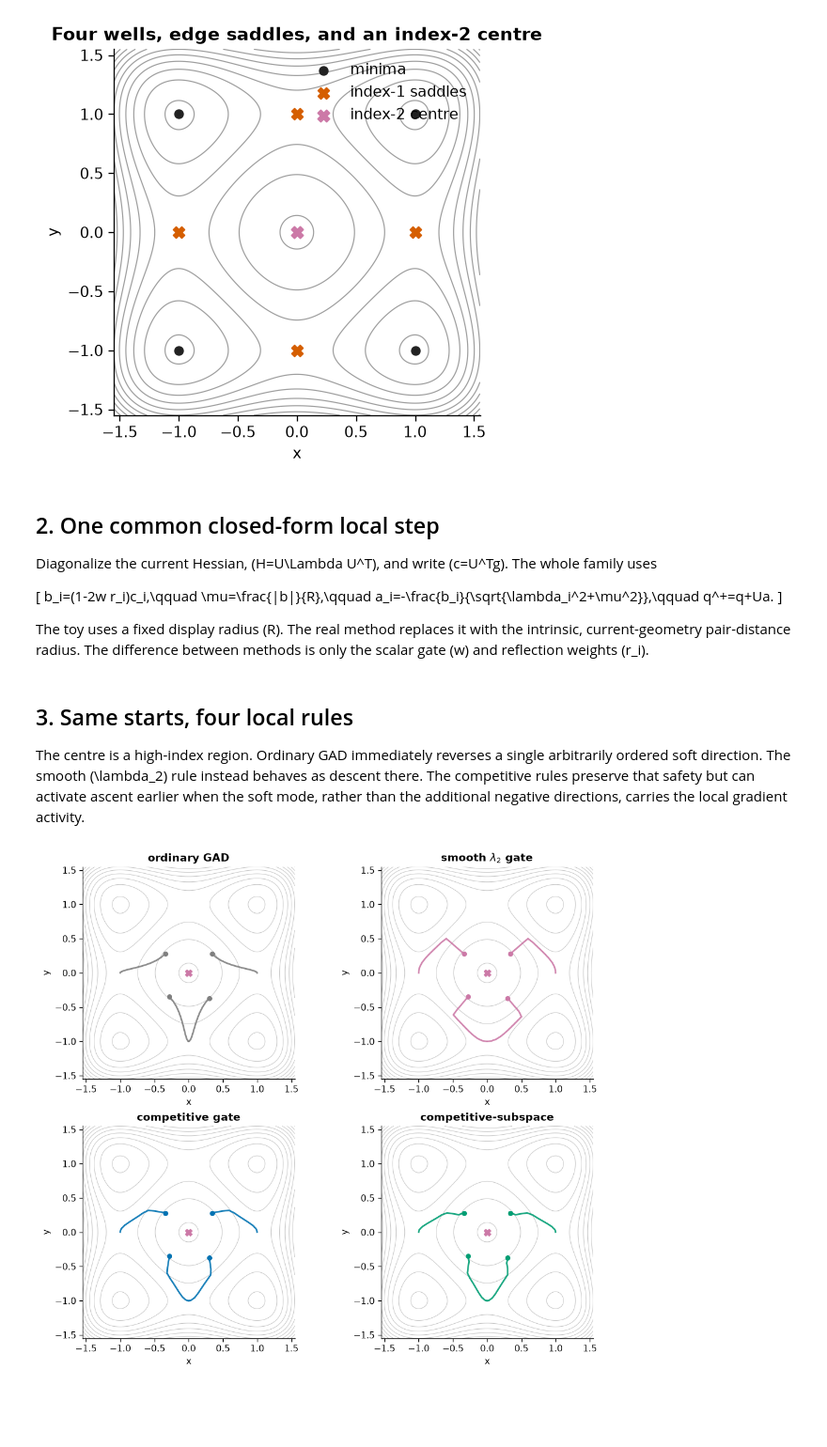
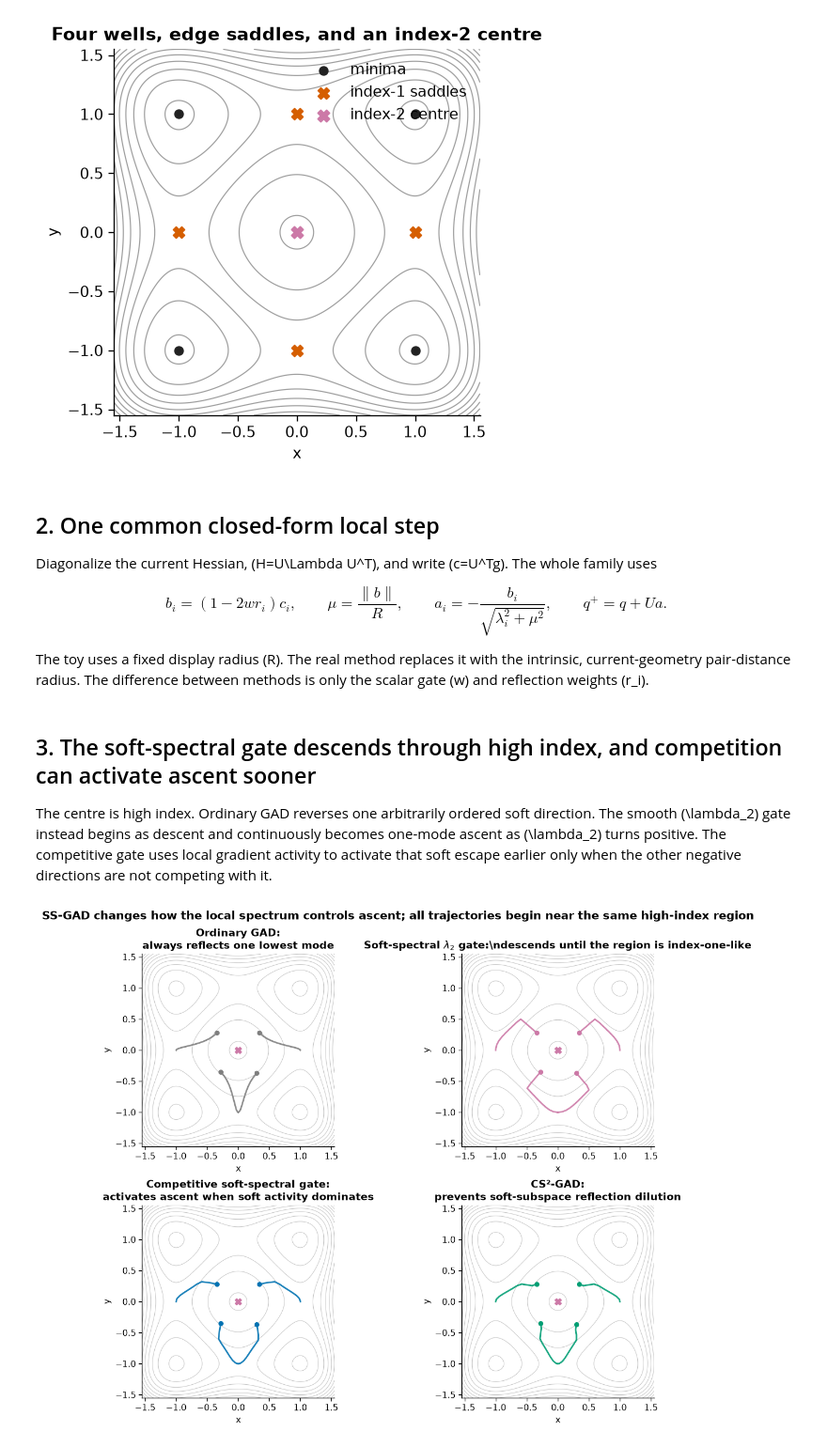
Before and after one commit to memo-ozdincer/GAD_plus, a Jupyter notebook: examples/gad_evolution_four_wells.ipynb, the cells around one changed output. Shown at 94% size. Drawn from its saved outputs; the diff is of its cells as text; code cells hidden in the pictures; blank space fills up the shorter version.

Commit message:
Name and clarify soft-spectral GAD formulation

```diff
--- a/examples/gad_evolution_four_wells.ipynb
+++ b/examples/gad_evolution_four_wells.ipynb
@@ -72,12 +69,12 @@ ax.legend(frameon=False, loc="upper right"); plt.show()
 
 Diagonalize the current Hessian, \(H=U\Lambda U^T\), and write \(c=U^Tg\). The whole family uses
 
-\[
+$$
 b_i=(1-2w r_i)c_i,\qquad
 \mu=\frac{\|b\|}{R},\qquad
 a_i=-\frac{b_i}{\sqrt{\lambda_i^2+\mu^2}},\qquad
 q^+=q+Ua.
-\]
+$$
 
 The toy uses a fixed display radius \(R\). The real method replaces it with the intrinsic, current-geometry pair-distance radius. The difference between methods is only the scalar gate \(w\) and reflection weights \(r_i\).
 # %%
@@ -92,10 +89,10 @@ class Policy:
     subspace: bool = False
 
 POLICIES = (
-    Policy("ordinary GAD", "ordinary"),
-    Policy(r"smooth $\lambda_2$ gate", "lambda2"),
-    Policy("competitive gate", "competitive", competitive=True),
-    Policy("competitive-subspace", "subspace", competitive=True, subspace=True),
+    Policy("Ordinary GAD:\nalways reflects one lowest mode", "ordinary"),
+    Policy(r"Soft-spectral $\lambda_2$ gate:\ndescends until the region is index-one-like", "lambda2"),
+    Policy("Competitive soft-spectral gate:\nactivates ascent when soft activity dominates", "competitive", competitive=True),
+    Policy("CS²-GAD:\nprevents soft-subspace reflection dilution", "subspace", competitive=True, subspace=True),
 )
 
 def local_quantities(q, tau=.18):
@@ -127,21 +124,23 @@ def trace(start, policy, n=220):
     for _ in range(n): path.append(path[-1] + step(path[-1], policy)[0])
     return np.array(path)
 # %% [markdown]
-## 3. Same starts, four local rules
+## 3. The soft-spectral gate descends through high index, and competition can activate ascent sooner
 
-The centre is a high-index region. Ordinary GAD immediately reverses a single arbitrarily ordered soft direction. The smooth \(\lambda_2\) rule instead behaves as descent there. The competitive rules preserve that safety but can activate ascent earlier when the soft mode, rather than the additional negative directions, carries the local gradient activity.
+The centre is high index. Ordinary GAD reverses one arbitrarily ordered soft direction. The smooth \(\lambda_2\) gate instead begins as descent and continuously becomes one-mode ascent as \(\lambda_2\) turns positive. The competitive gate uses local gradient activity to activate that soft escape earlier only when the other negative directions are not competing with it.
 # %%
 starts = np.array([[.34,.28],[-.34,.28],[.30,-.37],[-.28,-.35]])
-fig, axes = plt.subplots(2, 2, figsize=(9.2, 8.0), constrained_layout=True)
+fig, axes = plt.subplots(2, 2, figsize=(10.2, 8.3), constrained_layout=True)
 for ax, policy in zip(axes.flat, POLICIES):
     ax.contour(X, Y, Z, levels=np.linspace(.06,5.,14), colors="#C7C7C7", linewidths=.65)
     for start in starts:
         path = trace(start, policy)
         ax.plot(path[:,0], path[:,1], lw=1.8, color=COLORS[policy.key], alpha=.9)
         ax.scatter(*start, s=22, color=COLORS[policy.key], zorder=3)
     ax.scatter([0], [0], marker="X", s=55, c="#CC79A7", zorder=4)
     ax.set(title=policy.name, xlim=(-1.55,1.55), ylim=(-1.55,1.55), aspect="equal", xlabel="x", ylabel="y")
+fig.suptitle("SS-GAD changes how the local spectrum controls ascent; all trajectories begin near the same high-index region", fontsize=13, fontweight="bold")
+fig.suptitle("SS-GAD changes how the local spectrum controls ascent; all trajectories begin near the same high-index region", fontsize=13, fontweight="bold")
 plt.show()
 # %% [output]
-[figure, old version]
+[figure, new version]
 # %% [markdown]
```
Also changed, not shown: parts of 6 cells of this notebook, 2 other files.
